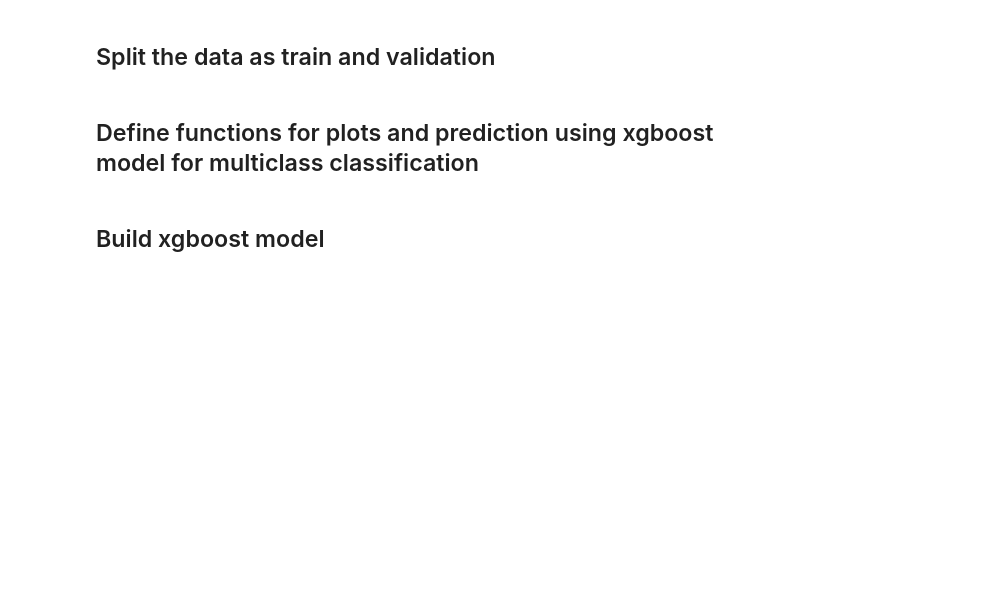
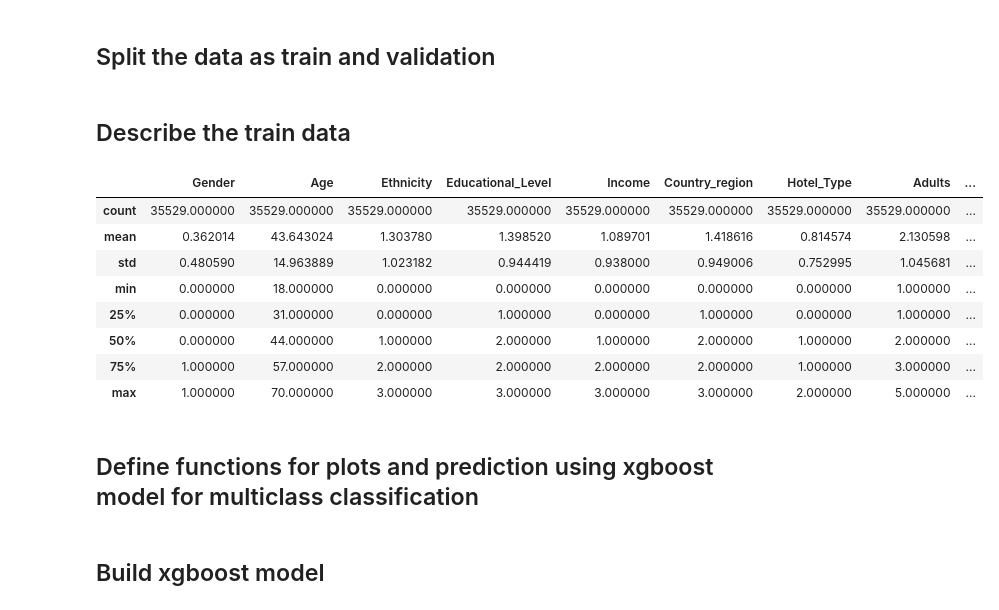
Before and after one commit to shankeerthans/hotel-reservation-status-predictor, a Jupyter notebook: Day - 2/ds2156-Day-2.ipynb, the cells around one changed output. Saved outputs shown, nothing was run; the diff lists cells and outputs as text; code cells hidden in the pictures; blank space fills up the shorter version.

```diff
--- a/Day - 2/ds2156-Day-2.ipynb
+++ b/Day - 2/ds2156-Day-2.ipynb
@@ -88,6 +88,20 @@ from sklearn.model_selection import train_test_split
 from sklearn.metrics import f1_score
 
 train, validation, label_t, label_v = train_test_split( data, label_d, test_size = 0.38,random_state=100)
+# %% [markdown]
+## Describe the train data
+# %%
+train.describe()
+# %% [output]
+|  | Gender | Age | Ethnicity | Educational_Level | Income | Country_region | Hotel_Type | Adults | ... |
+| count | 35529.000000 | 35529.000000 | 35529.000000 | 35529.000000 | 35529.000000 | 35529.000000 | 35529.000000 | 35529.000000 | ... |
+| mean | 0.362014 | 43.643024 | 1.303780 | 1.398520 | 1.089701 | 1.418616 | 0.814574 | 2.130598 | ... |
+| std | 0.480590 | 14.963889 | 1.023182 | 0.944419 | 0.938000 | 0.949006 | 0.752995 | 1.045681 | ... |
+| min | 0.000000 | 18.000000 | 0.000000 | 0.000000 | 0.000000 | 0.000000 | 0.000000 | 1.000000 | ... |
+| 25% | 0.000000 | 31.000000 | 0.000000 | 1.000000 | 0.000000 | 1.000000 | 0.000000 | 1.000000 | ... |
+| 50% | 0.000000 | 44.000000 | 1.000000 | 2.000000 | 1.000000 | 2.000000 | 1.000000 | 2.000000 | ... |
+| 75% | 1.000000 | 57.000000 | 2.000000 | 2.000000 | 2.000000 | 2.000000 | 1.000000 | 3.000000 | ... |
+| max | 1.000000 | 70.000000 | 3.000000 | 3.000000 | 3.000000 | 3.000000 | 2.000000 | 5.000000 | ... |
 # %% [markdown]
 ## Define functions for plots and prediction using xgboost model for multiclass classification
 # %%
```
Also changed, not shown: parts of 1 cell of this notebook.
